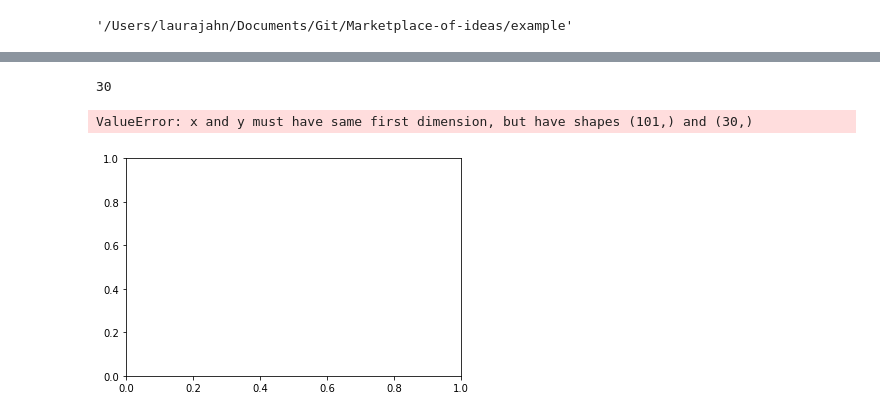
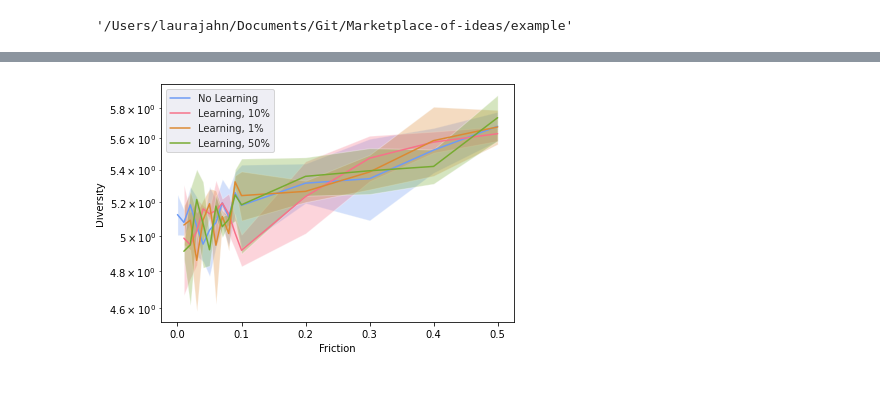
Before and after one commit to LJ-9/Friction-Social-Media-Model, a Jupyter notebook: example/plotting_notes.ipynb, the cells around one changed output, grey strips where cells are left out. Saved outputs shown, nothing was run; the diff lists cells and outputs as text; code cells hidden in the pictures; blank space fills up the shorter version.

Commit message:
Plotting

```diff
--- a/example/plotting_notes.ipynb
+++ b/example/plotting_notes.ipynb
@@ -89,20 +77,37 @@ import seaborn as sns
-# %%
-len(sdt)
-# %% [output]
-30
-# %%
-
-fig, ax = plt.subplots()
-clrs = sns.color_palette("husl", 5)
-with sns.axes_style("darkgrid"):
-    epochs = list(range(101))
-    for i in range(5):
-        meanst = qual_agg['mean']
-        sdt = qual_agg['std']
-        ax.plot(epochs, meanst, label=means.ix[i]["label"], c=clrs[i])
-        ax.fill_between(epochs, meanst-sdt, meanst+sdt ,alpha=0.3, facecolor=clrs[i])
-    ax.legend()
-    ax.set_yscale('log')
-# %% [output]
-ValueError: x and y must have same first dimension, but have shapes (101,) and (30,)
-[figure, removed]
+# %%
+# Diversity
+fig, ax = plt.subplots()
+clrs = sns.color_palette("husl", 10)
+with sns.axes_style("darkgrid"):
+
+    meanst = no_learn['mean']
+    sdt = no_learn['std']
+
+    meanst_learn = learn['mean']
+    sdt_learn = learn['std']
+
+    meanst_learn_1 = learn_1['mean']
+    sdt_learn_1 = learn_1['std']
+
+    meanst_learn_50 = learn_50['mean']
+    sdt_learn_50 = learn_50['std']
+
+    ax.plot(pd.unique(no_learn['mu_friction']), meanst,label = 'No Learning', c=clrs[7])
+    ax.fill_between(pd.unique(no_learn['mu_friction']), meanst-sdt, meanst+sdt ,alpha=0.3, facecolor=clrs[7])
+
+    ax.plot(pd.unique(learn['mu_friction']), meanst_learn,  label = 'Learning, 10%',c=clrs[0])
+    ax.fill_between(pd.unique(learn['mu_friction']), meanst_learn-sdt_learn, meanst_learn+sdt_learn ,alpha=0.3, facecolor=clrs[0])
+
+    ax.plot(pd.unique(learn_1['mu_friction']), meanst_learn_1,  label = 'Learning, 1%',c=clrs[1])
+    ax.fill_between(pd.unique(learn_1['mu_friction']), meanst_learn_1-sdt_learn_1, meanst_learn_1+sdt_learn_1 ,alpha=0.3, facecolor=clrs[1])
+
+    ax.plot(pd.unique(learn_50['mu_friction']), meanst_learn_50,  label = 'Learning, 50%',c=clrs[3])
+    ax.fill_between(pd.unique(learn_50['mu_friction']), meanst_learn_50-sdt_learn_50, meanst_learn_50+sdt_learn_50 ,alpha=0.3, facecolor=clrs[3])
+    ax.legend()
+    ax.set_yscale('log')
+    plt.xlabel("Friction")
+    fig.set_tight_layout(True)
+    plt.ylabel("Diversity")
+    plt.savefig('line_plot_diversity_and_learning.pdf')
+# %% [output]
+[figure, added]
```
Also changed, not shown: parts of 12 cells of this notebook, 6 other files.
